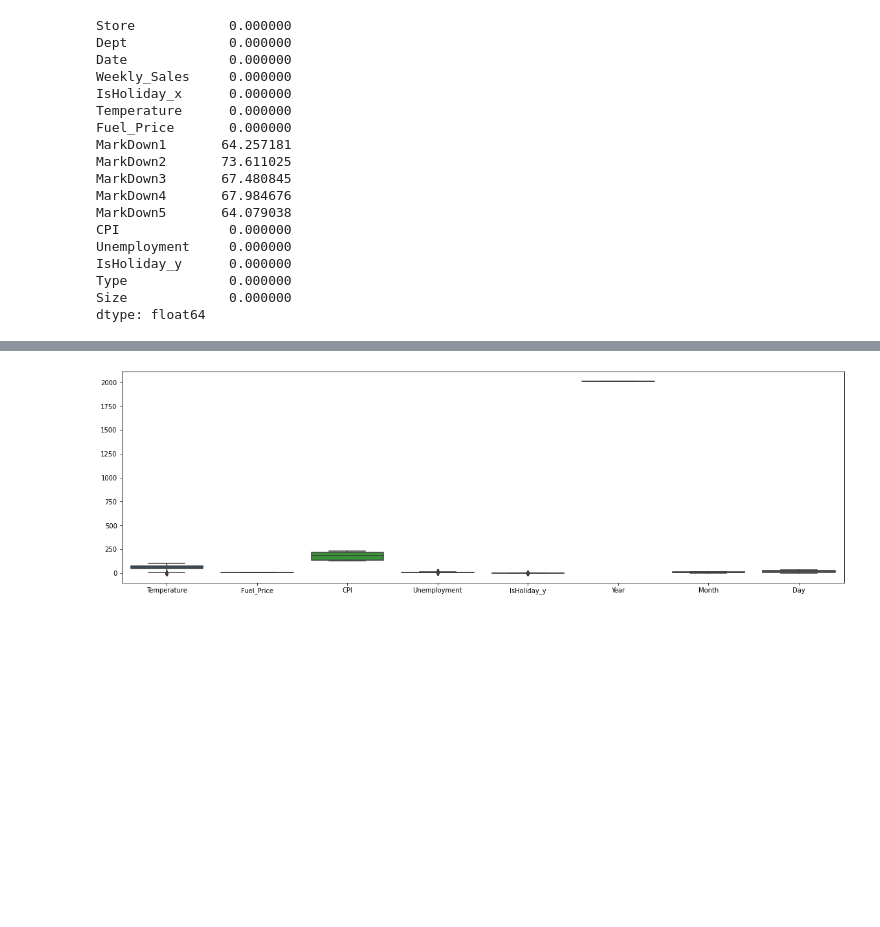
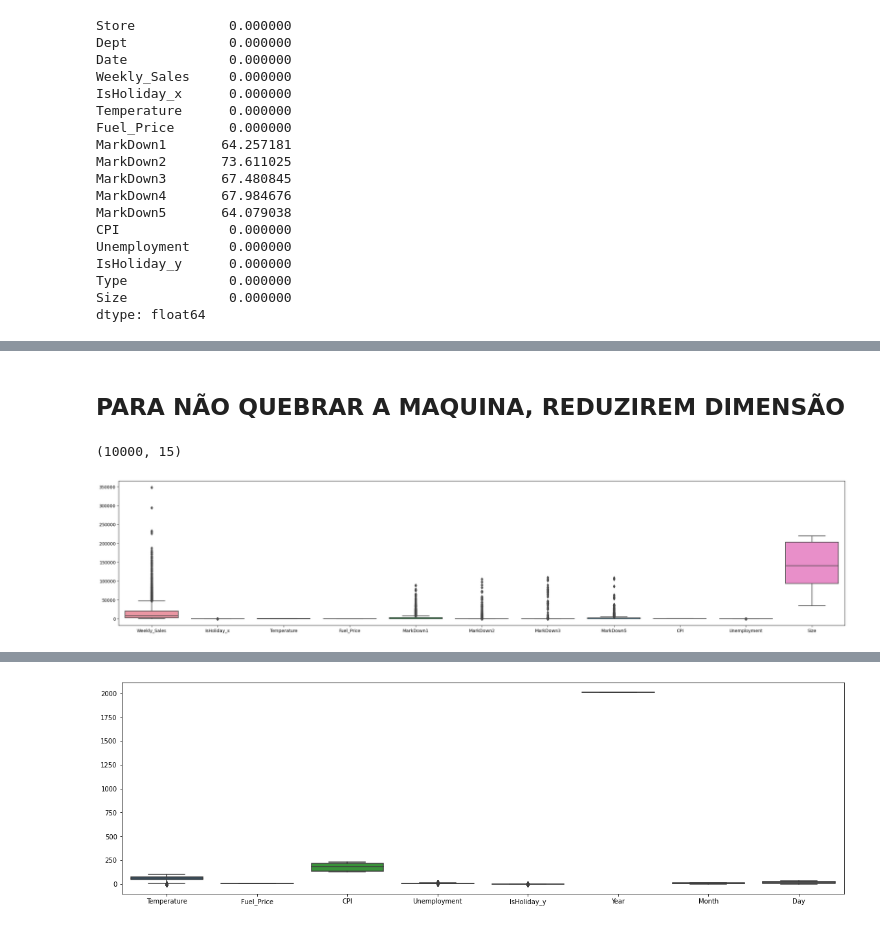
Before and after one commit to JeanBonatto/ProjetoWalmartAnalitcsAndPredict, a Jupyter notebook: WalmartAnalitcs.ipynb, the cells around one changed output, grey strips where cells are left out. Cells and saved outputs as stored; diff of their text form; code cells hidden in the pictures; blank space fills up the shorter version.

```diff
--- a/WalmartAnalitcs.ipynb
+++ b/WalmartAnalitcs.ipynb
@@ -223,10 +229,15 @@ dtype: float64
 df.MarkDown1.fillna(value=0, inplace=True)
 df.MarkDown2.fillna(value=0, inplace=True)
 df.MarkDown3.fillna(value=0, inplace=True)
-df.MarkDown4.fillna(value=0, inplace=True)
 df.MarkDown5.fillna(value=0, inplace=True)
 
-#A váriável Holiday está em Duplicidade, por que continha em duas tabelas vou excluir ela
+
+#Através do gráfico é possivel perceber que a uma Correlação positiva muito forte
+# entre MarkDown1 e MarkDown4, onde para evitarmos Overfiting, excluiremos MarkDown4
+df.drop(columns='MarkDown4', axis=1, inplace=True)
+
+
+#A váriável Holiday está em Duplicidade, por que continha em duas tabelas antes do Merge
 df.drop(columns="IsHoliday_y", axis=1, inplace=True)
 
 #Verificação da retirada dos Nulos
@@ -256,10 +263,0 @@ Temos que converter Store e Dept para categoria.
-# %%
-df['Store'] = df.Store.astype('category')
-df['Dept'] = df.Dept.astype('category')
-df['Type'] = df.Dept.astype('category')
-# %%
-df.Date = pd.to_datetime(df['Date'].astype(str), format='%Y-%m-%d')
-df['Year'] = df.Date.dt.year
-df['Month'] = df.Date.dt.month
-df['Day'] = df.Date.dt.day
-df.drop('Date', axis = 1, inplace=True)
@@ -306,0 +264,14 @@ def scatterplots(df, columns, target, hue=None):
+# %% [markdown]
+## PARA NÃO QUEBRAR A MAQUINA, REDUZIREM DIMENSÃO
+# %%
+dfReduz = df.sample(10000)
+dfReduz.shape
+# %% [output]
+(10000, 15)
+# %%
+# Análise exploratória, através do Boxplot, para verificação de presença de Outliers
+plt.figure(figsize=(30,6))
+ax = sns.boxplot(data = dfReduz)
+plt.show()
+# %% [output]
+[figure, added]
```
Also changed, not shown: parts of 86 cells of this notebook.
